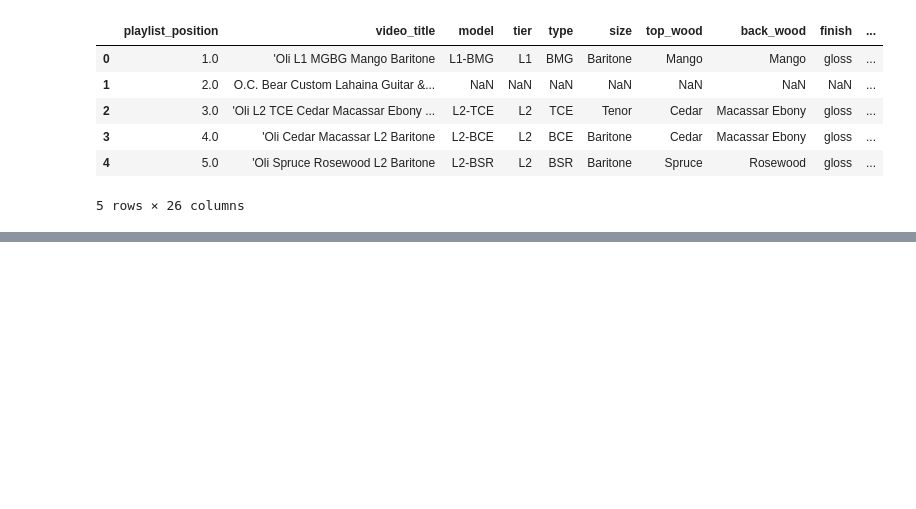
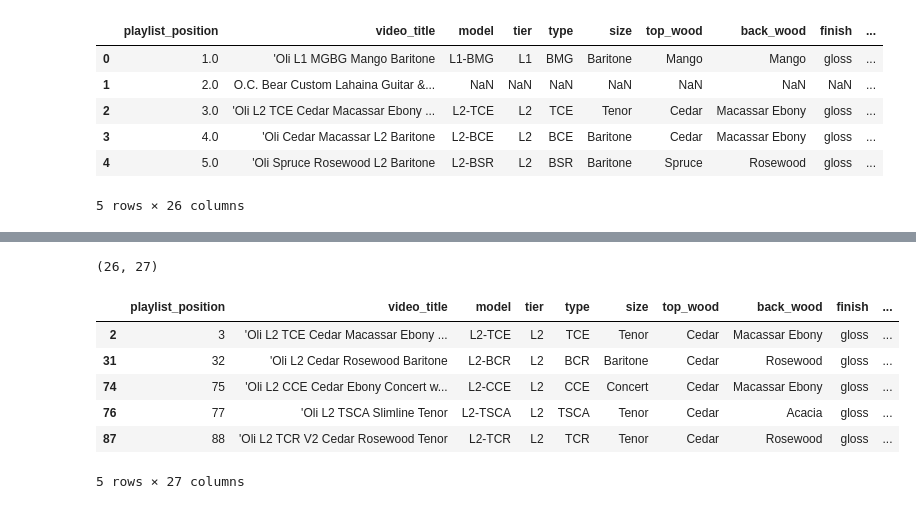
Before and after one commit to wykhuh/oli-database, a Jupyter notebook: notebooks/update_oli_file.ipynb, the cells around one changed output, grey strips where cells are left out. Saved outputs shown, nothing was run; the diff lists cells and outputs as text; code cells hidden in the pictures; blank space fills up the shorter version.

```diff
--- a/notebooks/update_oli_file.ipynb
+++ b/notebooks/update_oli_file.ipynb
@@ -208,0 +227,13 @@ my_oli_df.to_csv('../raw_data/Oli.csv')
+# %%
+done_df = oli_df[ (oli_df['playlist_position'].isin(playlist_positions)) &
+                 oli_df['tier'].notna()   ]
+log_df(done_df)
+# %% [output]
+(26, 27)
+|  | playlist_position | video_title | model | tier | type | size | top_wood | back_wood | finish | ... |
+| 2 | 3 | 'Oli L2 TCE Cedar Macassar Ebony ... | L2-TCE | L2 | TCE | Tenor | Cedar | Macassar Ebony | gloss | ... |
+| 31 | 32 | 'Oli L2 Cedar Rosewood Baritone | L2-BCR | L2 | BCR | Baritone | Cedar | Rosewood | gloss | ... |
+| 74 | 75 | 'Oli L2 CCE Cedar Ebony Concert w... | L2-CCE | L2 | CCE | Concert | Cedar | Macassar Ebony | gloss | ... |
+| 76 | 77 | 'Oli L2 TSCA Slimline Tenor | L2-TSCA | L2 | TSCA | Tenor | Cedar | Acacia | gloss | ... |
+| 87 | 88 | 'Oli L2 TCR V2 Cedar Rosewood Tenor | L2-TCR | L2 | TCR | Tenor | Cedar | Rosewood | gloss | ... |
+5 rows × 27 columns
```
Also changed, not shown: parts of 6 cells of this notebook, 1 other file.
